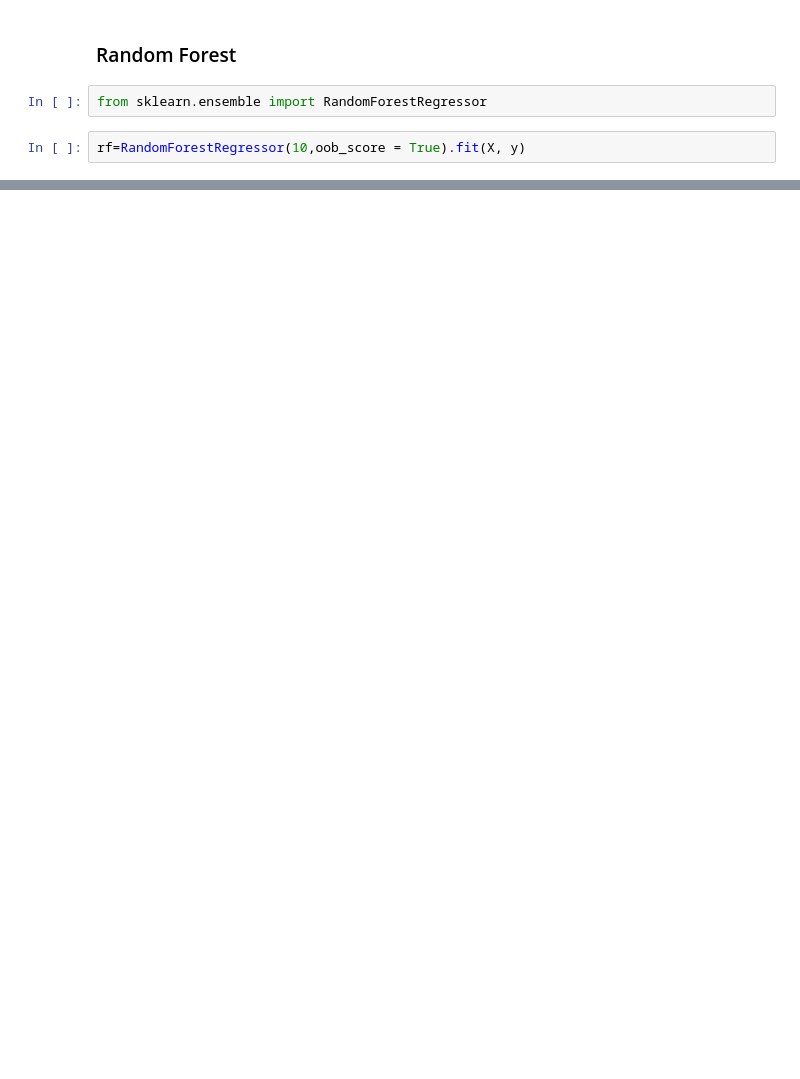
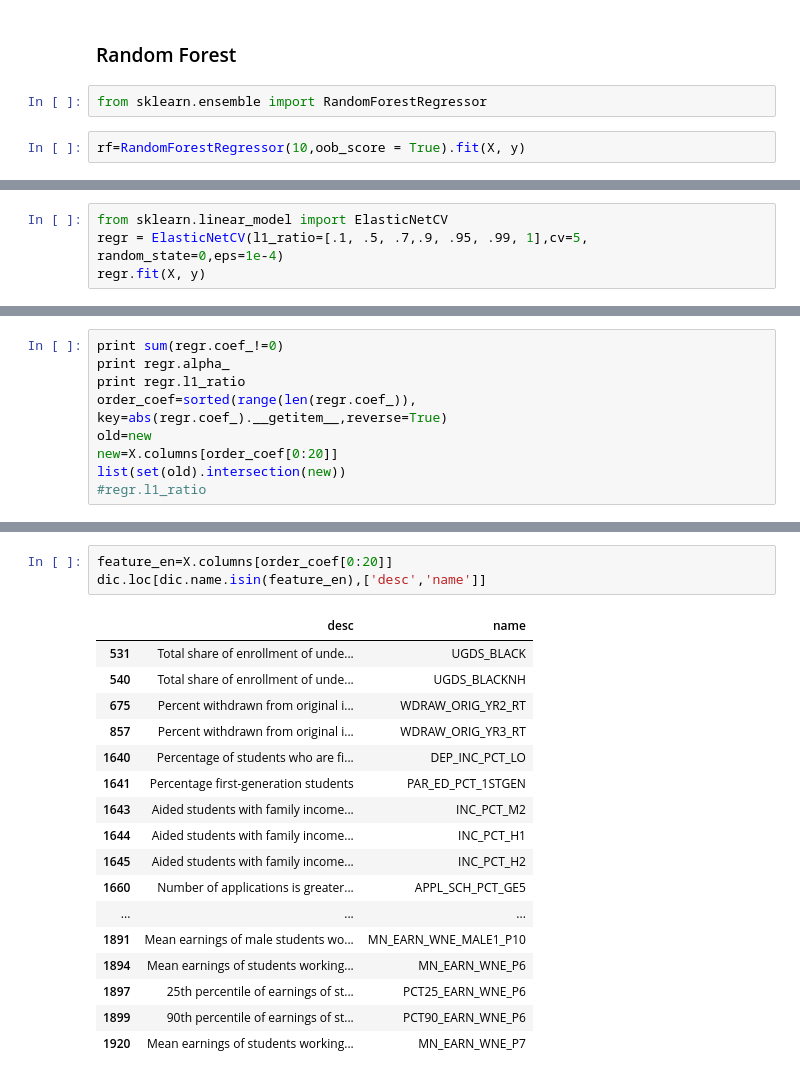
Before and after one commit to UNCG-CSE/Uni-X, a Jupyter notebook: codes/PCA_Regression.ipynb, the cells around one changed output, grey strips where cells are left out. Cells and saved outputs as stored; diff of their text form; blank space fills up the shorter version.

```diff
--- a/codes/PCA_Regression.ipynb
+++ b/codes/PCA_Regression.ipynb
@@ -156,0 +250,4 @@ class RandomForestRegressor(ForestRegressor)
+# %%
+from sklearn.linear_model import ElasticNetCV
+regr = ElasticNetCV(l1_ratio=[.1, .5, .7,.9, .95, .99, 1],cv=5, random_state=0,eps=1e-4)
+regr.fit(X, y)
@@ -156,0 +264,9 @@ class RandomForestRegressor(ForestRegressor)
+# %%
+print sum(regr.coef_!=0)
+print regr.alpha_
+print regr.l1_ratio
+order_coef=sorted(range(len(regr.coef_)), key=abs(regr.coef_).__getitem__,reverse=True)
+old=new
+new=X.columns[order_coef[0:20]]
+list(set(old).intersection(new))
+#regr.l1_ratio
@@ -156,0 +287,21 @@ class RandomForestRegressor(ForestRegressor)
+# %%
+feature_en=X.columns[order_coef[0:20]]
+dic.loc[dic.name.isin(feature_en),['desc','name']]
+# %% [output]
+|  | desc | name |
+| 531 | Total share of enrollment of unde... | UGDS_BLACK |
+| 540 | Total share of enrollment of unde... | UGDS_BLACKNH |
+| 675 | Percent withdrawn from original i... | WDRAW_ORIG_YR2_RT |
+| 857 | Percent withdrawn from original i... | WDRAW_ORIG_YR3_RT |
+| 1640 | Percentage of students who are fi... | DEP_INC_PCT_LO |
+| 1641 | Percentage first-generation students | PAR_ED_PCT_1STGEN |
+| 1643 | Aided students with family income... | INC_PCT_M2 |
+| 1644 | Aided students with family income... | INC_PCT_H1 |
+| 1645 | Aided students with family income... | INC_PCT_H2 |
+| 1660 | Number of applications is greater... | APPL_SCH_PCT_GE5 |
+| ... | ... | ... |
+| 1891 | Mean earnings of male students wo... | MN_EARN_WNE_MALE1_P10 |
+| 1894 | Mean earnings of students working... | MN_EARN_WNE_P6 |
+| 1897 | 25th percentile of earnings of st... | PCT25_EARN_WNE_P6 |
+| 1899 | 90th percentile of earnings of st... | PCT90_EARN_WNE_P6 |
+| 1920 | Mean earnings of students working... | MN_EARN_WNE_P7 |
```
Also changed, not shown: parts of 19 cells of this notebook.
